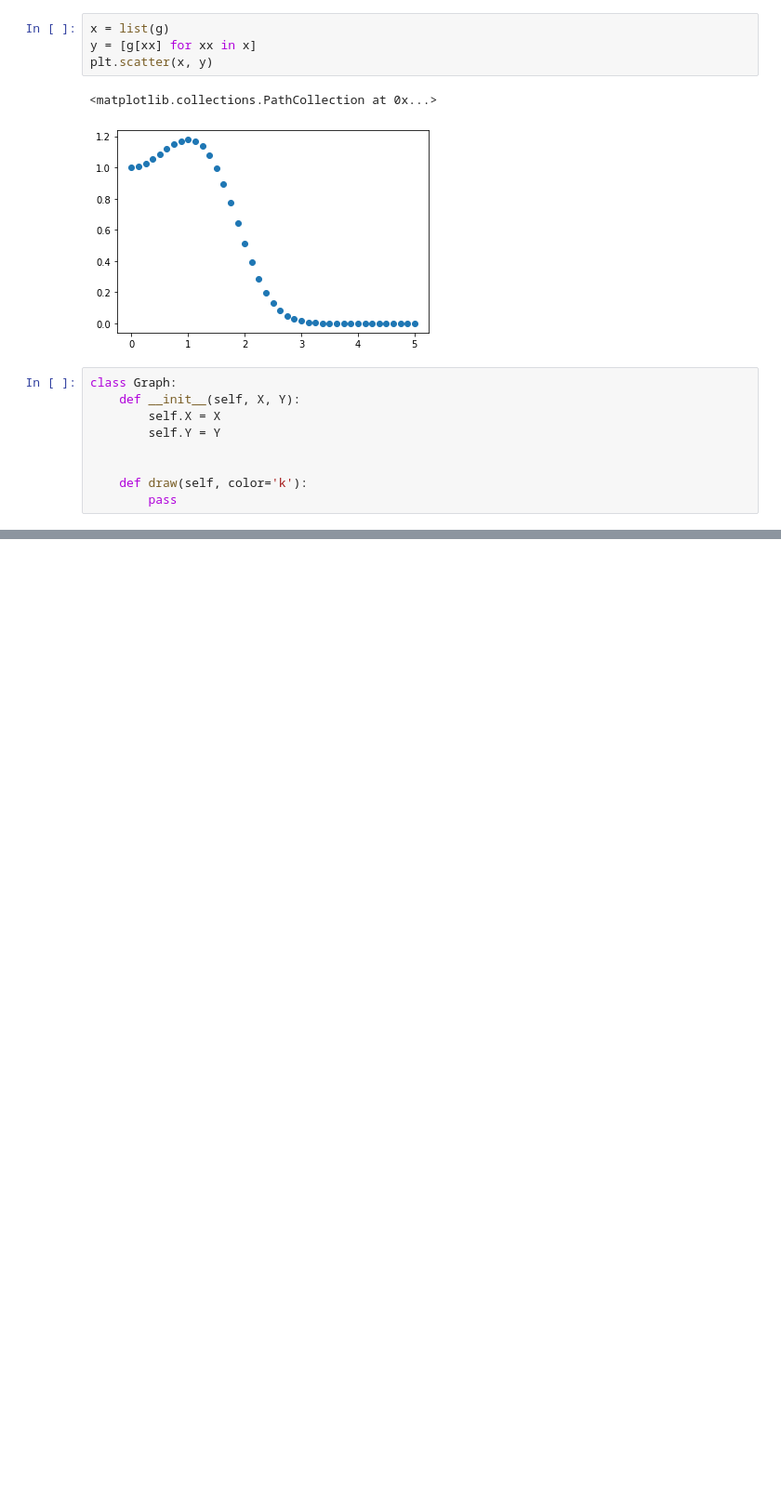
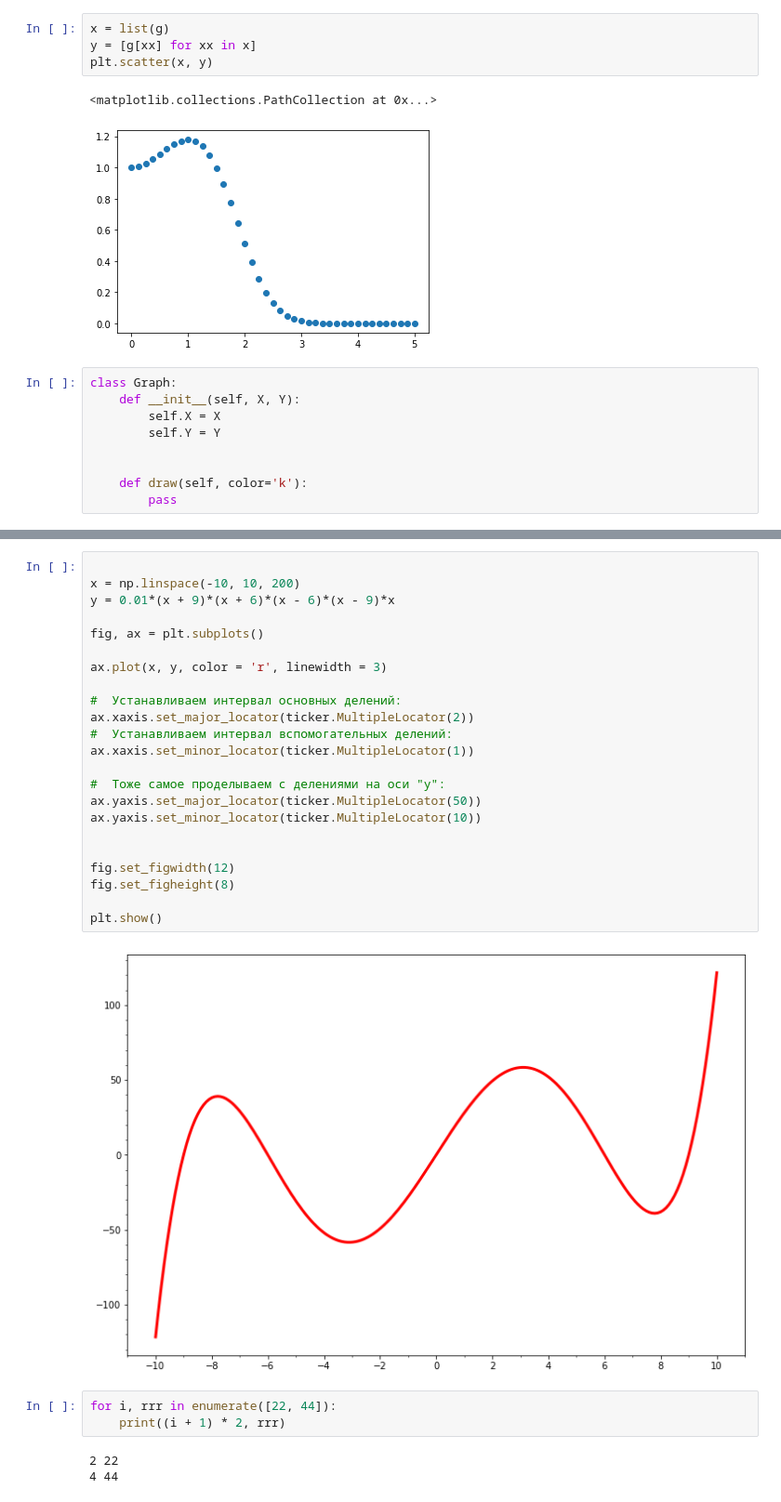
Before and after one commit to jqp4/Computational-methods, a Jupyter notebook: Code2/Untitled.ipynb, the cells around one changed output, grey strips where cells are left out. Shown: that part at 93% size. Drawn from its saved outputs; the diff is of its cells as text; blank space fills up the shorter version.

```diff
--- a/Code2/Untitled.ipynb
+++ b/Code2/Untitled.ipynb
@@ -96,0 +125,31 @@ a = plt.figure([10, 10])
+# %%
+
+x = np.linspace(-10, 10, 200)
+y = 0.01*(x + 9)*(x + 6)*(x - 6)*(x - 9)*x
+
+fig, ax = plt.subplots()
+
+ax.plot(x, y, color = 'r', linewidth = 3)
+
+#  Устанавливаем интервал основных делений:
+ax.xaxis.set_major_locator(ticker.MultipleLocator(2))
+#  Устанавливаем интервал вспомогательных делений:
+ax.xaxis.set_minor_locator(ticker.MultipleLocator(1))
+
+#  Тоже самое проделываем с делениями на оси "y":
+ax.yaxis.set_major_locator(ticker.MultipleLocator(50))
+ax.yaxis.set_minor_locator(ticker.MultipleLocator(10))
+
+
+fig.set_figwidth(12)
+fig.set_figheight(8)
+
+plt.show()
+# %% [output]
+[figure, added]
+# %%
+for i, rrr in enumerate([22, 44]):
+    print((i + 1) * 2, rrr)
+# %% [output]
+2 22
+4 44
```
Also changed, not shown: parts of 6 cells of this notebook.
